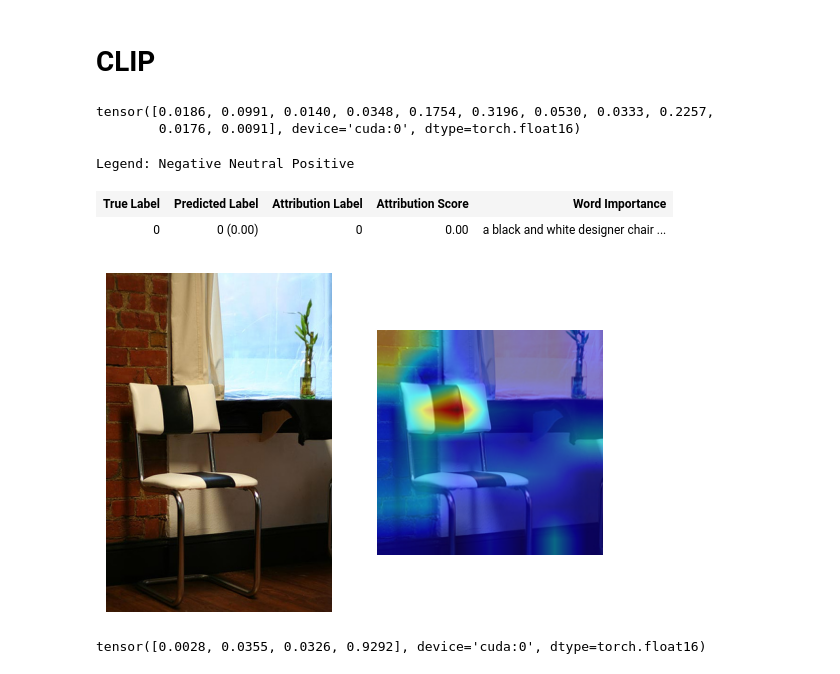
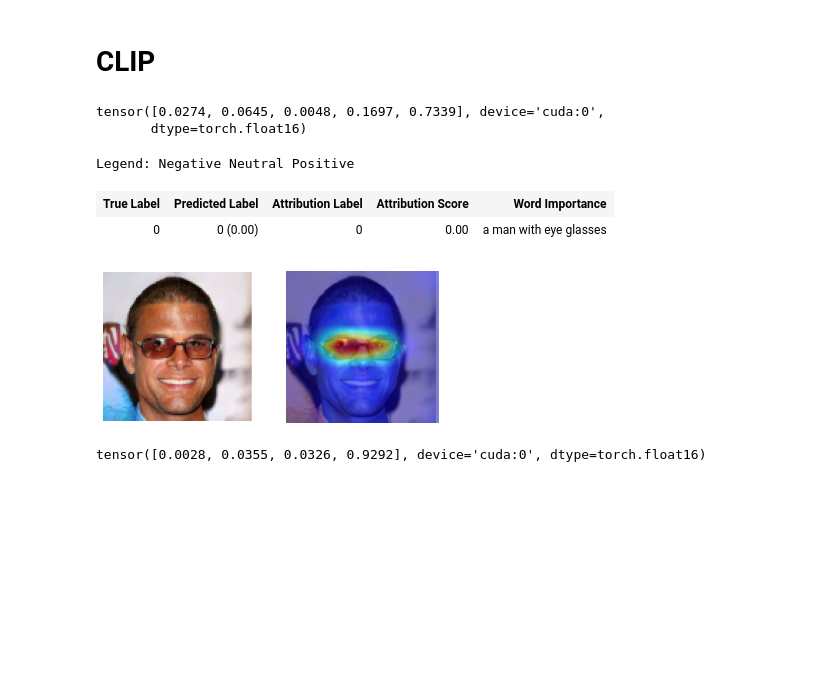
Before and after one commit to zhchen17/GAN, a Jupyter notebook: explainability/CLIP_explainability.ipynb, the cells around one changed output. Cells and saved outputs as stored; diff of their text form; code cells hidden in the pictures; blank space fills up the shorter version.

```diff
--- a/explainability/CLIP_explainability.ipynb
+++ b/explainability/CLIP_explainability.ipynb
@@ -152,24 +165,24 @@ class color:
    UNDERLINE = '\033[4m'
    END = '\033[0m'
 # %%
-img_path = "CLIP/2008_003821.jpg"
+img_path = "CLIP/glasses.png"
 img = preprocess(Image.open(img_path)).unsqueeze(0).to(device)
-texts = ["A black and white designer chair against a brick wall."]
+texts = ["a man with eyeglasses"]
 text = clip.tokenize(texts).to(device)
 
 R_text, R_image = interpret(model=model, image=img, texts=text, device=device)
 batch_size = text.shape[0]
 for i in range(batch_size):
   show_heatmap_on_text(texts[i], text[i], R_text[i])
   show_image_relevance(R_image[i], img, orig_image=Image.open(img_path))
   plt.show()
 # %% [output]
-tensor([0.0186, 0.0991, 0.0140, 0.0348, 0.1754, 0.3196, 0.0530, 0.0333, 0.2257,
-        0.0176, 0.0091], device='cuda:0', dtype=torch.float16)
+tensor([0.0274, 0.0645, 0.0048, 0.1697, 0.7339], device='cuda:0',
+       dtype=torch.float16)
 Legend: Negative Neutral Positive
 | True Label | Predicted Label | Attribution Label | Attribution Score | Word Importance |
-| 0 | 0 (0.00) | 0 | 0.00 | a black and white designer chair ... |
+| 0 | 0 (0.00) | 0 | 0.00 | a man with eye glasses |
-[figure, old version]
+[figure, new version]
 # %%
 img_path = "CLIP/lipstick.png"
 img = preprocess(Image.open(img_path)).unsqueeze(0).to(device)
```
Also changed, not shown: parts of 1 cell of this notebook.
